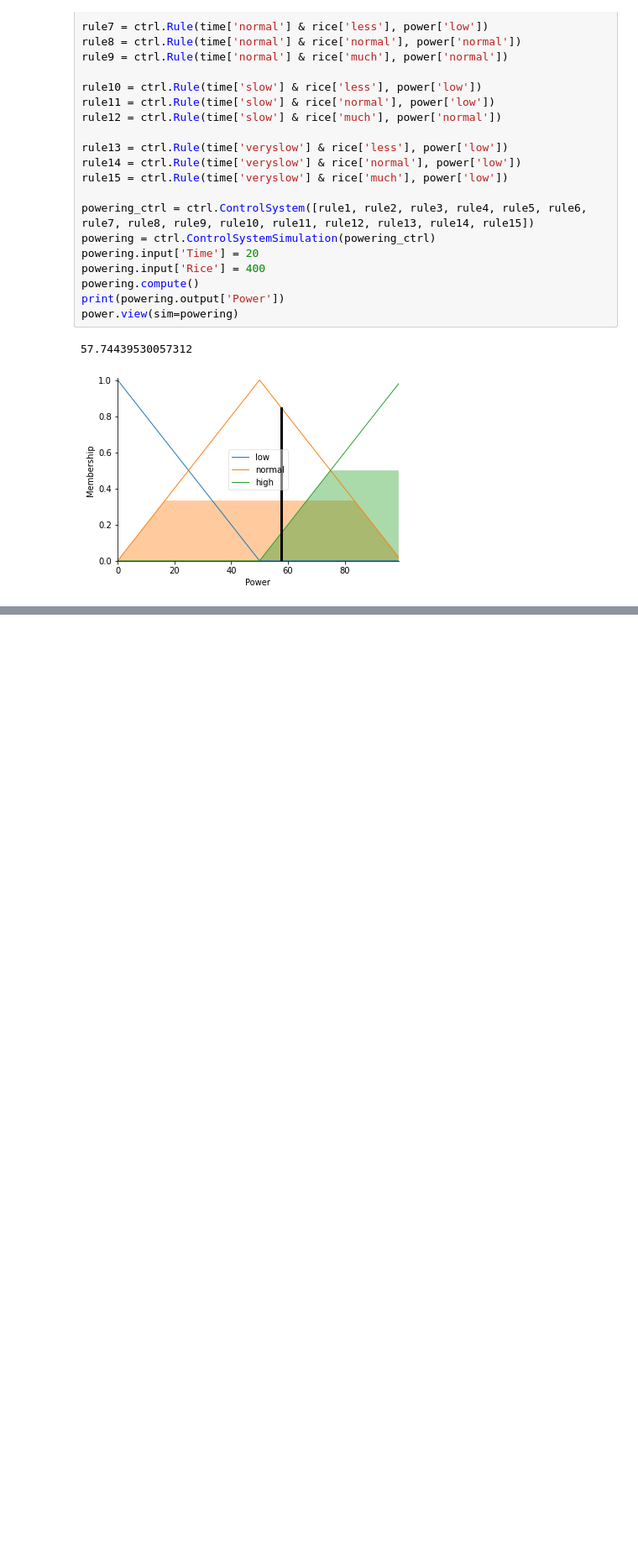
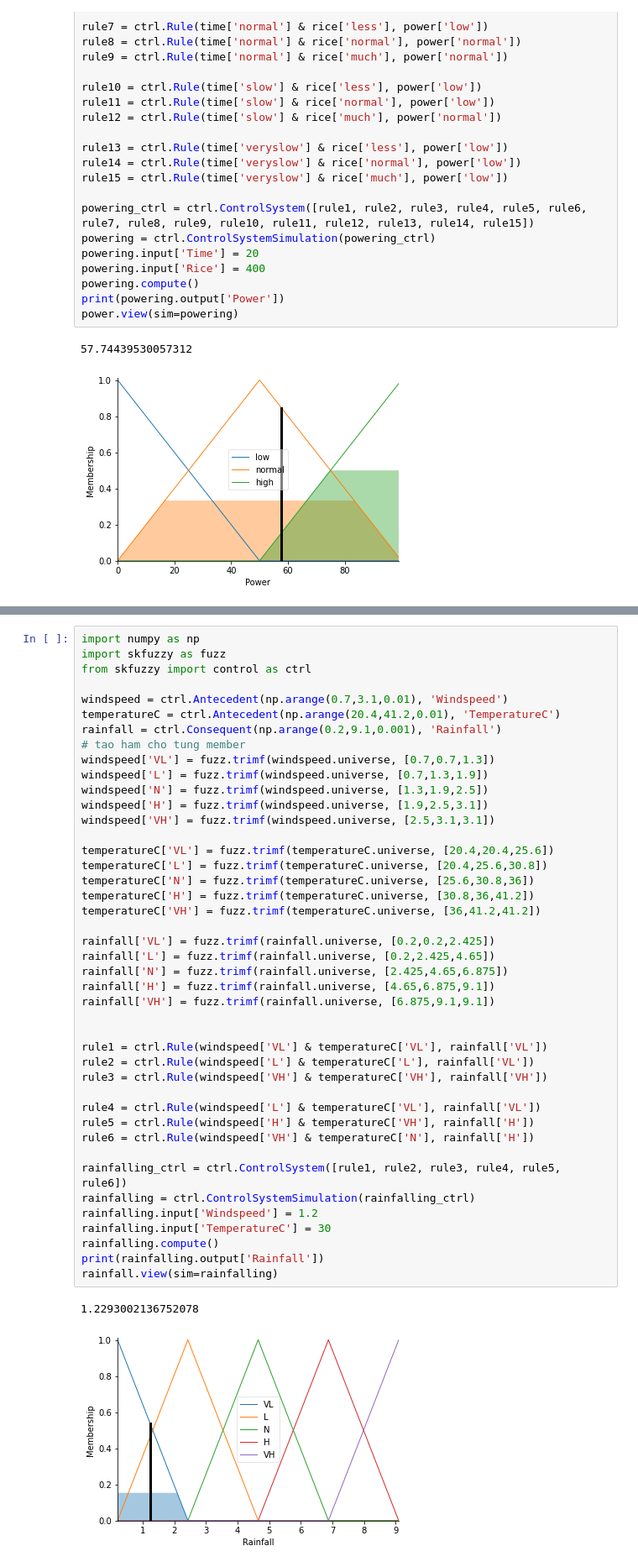
Before and after one commit to NHoangThanh/AI-assignment, a Jupyter notebook: Fuzzy.ipynb, the cells around one changed output, grey strips where cells are left out. Shown at 84% size. Cells and saved outputs as stored; diff of their text form; blank space fills up the shorter version.

```diff
--- a/Fuzzy.ipynb
+++ b/Fuzzy.ipynb
@@ -246,0 +247,46 @@ conclusion.view(sim=conclusioning)
+# %%
+import numpy as np
+import skfuzzy as fuzz
+from skfuzzy import control as ctrl
+
+windspeed = ctrl.Antecedent(np.arange(0.7,3.1,0.01), 'Windspeed')
+temperatureC = ctrl.Antecedent(np.arange(20.4,41.2,0.01), 'TemperatureC')
+rainfall = ctrl.Consequent(np.arange(0.2,9.1,0.001), 'Rainfall')
+# tao ham cho tung member
+windspeed['VL'] = fuzz.trimf(windspeed.universe, [0.7,0.7,1.3])
+windspeed['L'] = fuzz.trimf(windspeed.universe, [0.7,1.3,1.9])
+windspeed['N'] = fuzz.trimf(windspeed.universe, [1.3,1.9,2.5])
+windspeed['H'] = fuzz.trimf(windspeed.universe, [1.9,2.5,3.1])
+windspeed['VH'] = fuzz.trimf(windspeed.universe, [2.5,3.1,3.1])
+
+temperatureC['VL'] = fuzz.trimf(temperatureC.universe, [20.4,20.4,25.6])
+temperatureC['L'] = fuzz.trimf(temperatureC.universe, [20.4,25.6,30.8])
+temperatureC['N'] = fuzz.trimf(temperatureC.universe, [25.6,30.8,36])
+temperatureC['H'] = fuzz.trimf(temperatureC.universe, [30.8,36,41.2])
+temperatureC['VH'] = fuzz.trimf(temperatureC.universe, [36,41.2,41.2])
+
+rainfall['VL'] = fuzz.trimf(rainfall.universe, [0.2,0.2,2.425])
+rainfall['L'] = fuzz.trimf(rainfall.universe, [0.2,2.425,4.65])
+rainfall['N'] = fuzz.trimf(rainfall.universe, [2.425,4.65,6.875])
+rainfall['H'] = fuzz.trimf(rainfall.universe, [4.65,6.875,9.1])
+rainfall['VH'] = fuzz.trimf(rainfall.universe, [6.875,9.1,9.1])
+
+
+rule1 = ctrl.Rule(windspeed['VL'] & temperatureC['VL'], rainfall['VL'])
+rule2 = ctrl.Rule(windspeed['L'] & temperatureC['L'], rainfall['VL'])
+rule3 = ctrl.Rule(windspeed['VH'] & temperatureC['VH'], rainfall['VH'])
+
+rule4 = ctrl.Rule(windspeed['L'] & temperatureC['VL'], rainfall['VL'])
+rule5 = ctrl.Rule(windspeed['H'] & temperatureC['VH'], rainfall['H'])
+rule6 = ctrl.Rule(windspeed['VH'] & temperatureC['N'], rainfall['H'])
+
+rainfalling_ctrl = ctrl.ControlSystem([rule1, rule2, rule3, rule4, rule5, rule6])
+rainfalling = ctrl.ControlSystemSimulation(rainfalling_ctrl)
+rainfalling.input['Windspeed'] = 1.2
+rainfalling.input['TemperatureC'] = 30
+rainfalling.compute()
+print(rainfalling.output['Rainfall'])
+rainfall.view(sim=rainfalling)
+# %% [output]
+1.2293002136752078
+[figure, added]
```
Also changed, not shown: parts of 3 cells of this notebook.
